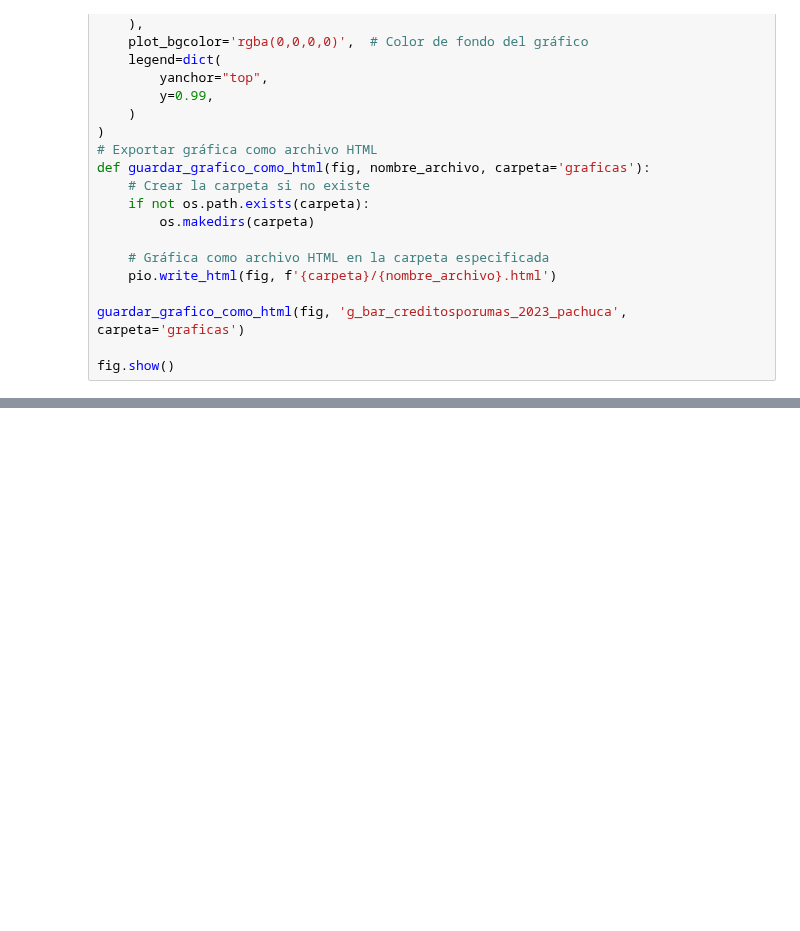
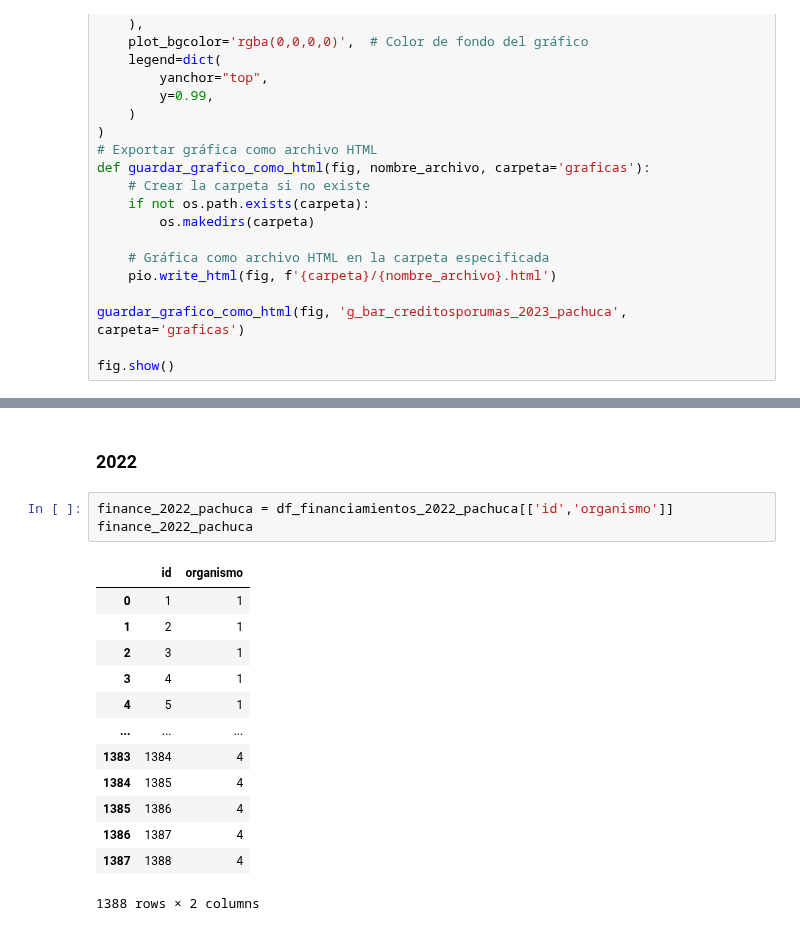
Before and after one commit to MiguelDWT4toCreativo/Datalpine, a Jupyter notebook: resources/jupyter/creditos_distribucion.ipynb, the cells around one changed output, grey strips where cells are left out. Saved outputs shown, nothing was run; the diff lists cells and outputs as text; blank space fills up the shorter version.

Commit message:
Estudio: 4.7 Distribución % de créditos por organismo

```diff
--- a/resources/jupyter/creditos_distribucion.ipynb
+++ b/resources/jupyter/creditos_distribucion.ipynb
@@ -1159,0 +1164,19 @@ fig.show()
+# %% [markdown]
+### 2022
+# %%
+finance_2022_pachuca = df_financiamientos_2022_pachuca[['id','organismo']]
+finance_2022_pachuca
+# %% [output]
+|  | id | organismo |
+| 0 | 1 | 1 |
+| 1 | 2 | 1 |
+| 2 | 3 | 1 |
+| 3 | 4 | 1 |
+| 4 | 5 | 1 |
+| ... | ... | ... |
+| 1383 | 1384 | 4 |
+| 1384 | 1385 | 4 |
+| 1385 | 1386 | 4 |
+| 1386 | 1387 | 4 |
+| 1387 | 1388 | 4 |
+1388 rows × 2 columns
```
Also changed, not shown: parts of 13 cells of this notebook, 4 other files.
